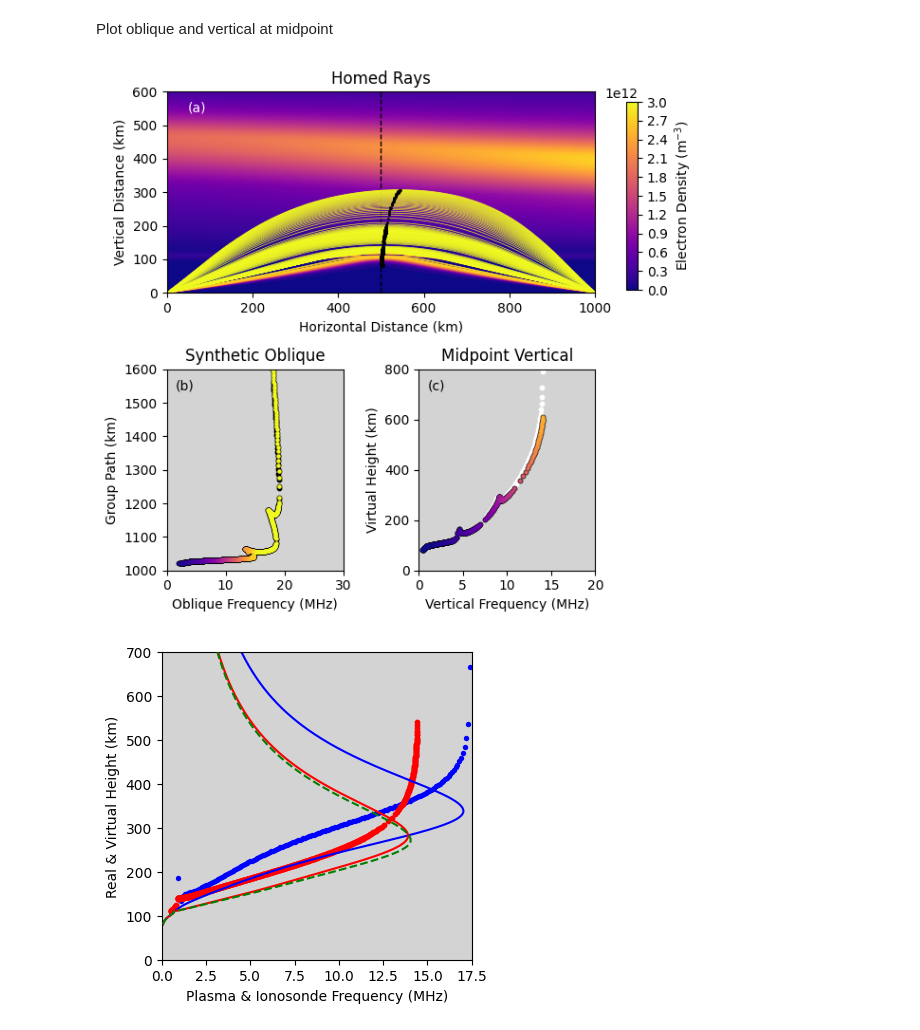
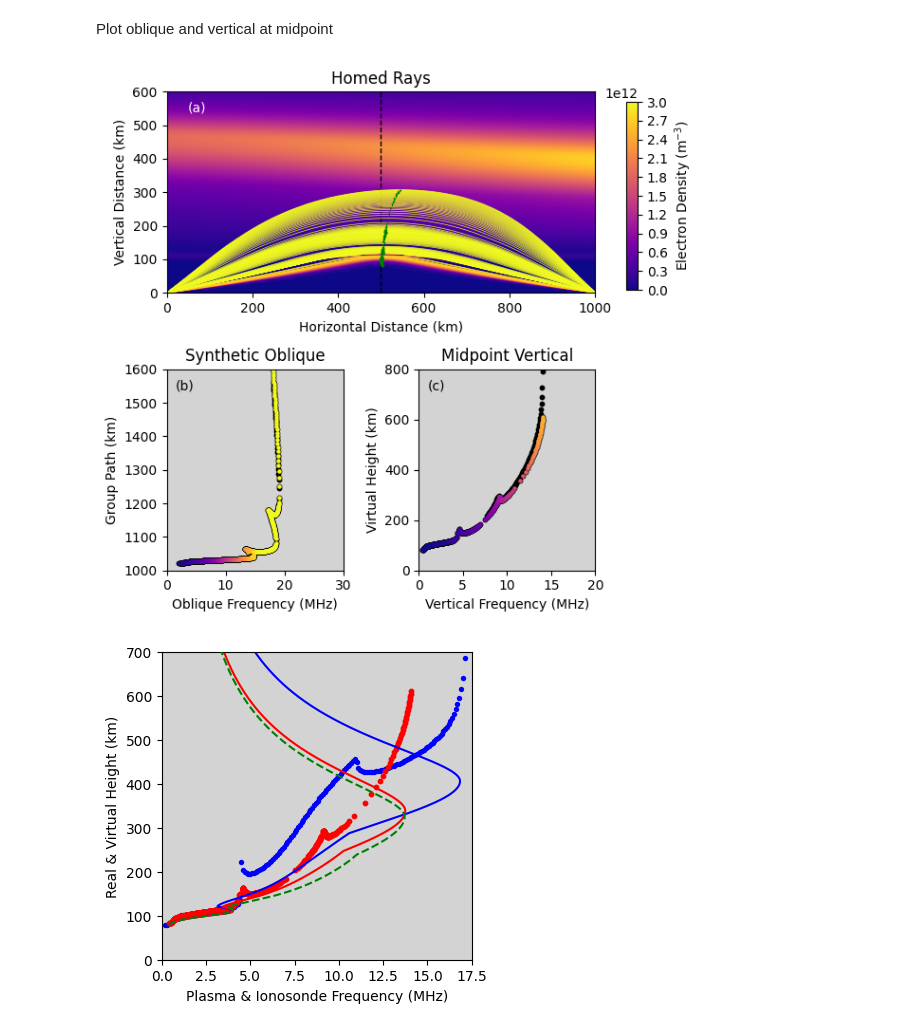
Before and after one commit to victoriyaforsythe/PyRayHF, a Jupyter notebook: docs/tutorials/Example_PyRayHF_MoJo_Oblique_Gradient_Day.ipynb, the cells around one changed output. Saved outputs shown, nothing was run; the diff lists cells and outputs as text; code cells hidden in the pictures.

Commit message:
input freq deleted

```diff
--- a/docs/tutorials/Example_PyRayHF_MoJo_Oblique_Gradient_Day.ipynb
+++ b/docs/tutorials/Example_PyRayHF_MoJo_Oblique_Gradient_Day.ipynb
@@ -21,10 +21,10 @@ Load Previously Generated EDP
 # Load an ionospheric profile
 # See Example_Generate_Input_Arrays for how to create input
 # arrays using PyIRI.
-file_open = 'MoJo_Oblique_0N_-150E.p'
+file_open = 'MoJo_Oblique_Gradient_Day.p'
 mojo_oblique = pickle.load(open(file_open, 'rb'))
 
-file_open = 'MoJo_Oblique_Day.p'
+file_open = 'MoJo_Oblique_Stratified_Day.p'
 mojo_oblique_uniform = pickle.load(open(file_open, 'rb'))
 
 file_open = 'MoJo_Vertical_Day.p'
@@ -120,7 +120,7 @@ for ifr in range(af0_Hz.size):
     ax_plot.plot(mojo_oblique['ray_data_X'][ifr]['x'][:], mojo_oblique['ray_data_X'][ifr]['z'][:], color=color, linewidth=0.5)
 
 for ifr in range(af0_Hz.size):
-    ax_plot.scatter(mojo_oblique['ray_data_X'][ifr]['x_apex_km'], mojo_oblique['ray_data_X'][ifr]['z_apex_km'], color='black', s=1, zorder=2)
+    ax_plot.scatter(mojo_oblique['ray_data_X'][ifr]['x_apex_km'], mojo_oblique['ray_data_X'][ifr]['z_apex_km'], color='green', s=1, zorder=2, linewidths=0)
 
 ax_plot.text(0.05, 0.95, '(a)', transform=ax_plot.transAxes,
              ha='left', va='top', c='white')
@@ -164,7 +164,8 @@ freq_vertical_mhz, height_virtual_km = PyRayHF.library.oblique_to_vertical(
     R_loc, P, f, R_E=R_E)
 
 freq_vertical_mhz_den = PyRayHF.library.freq2den(freq_vertical_mhz * 1e6)
-ax.scatter(mojo_vertical['afreq_Hz'] / 1e6, mojo_vertical['vh_X_km'], c='white', s=10)
+ax.scatter(mojo_vertical['afreq_Hz'] / 1e6, mojo_vertical['vh_X_km'], c='black', s=10)
+
 ax.scatter(freq_vertical_mhz, height_virtual_km, c='black', s=10)
 for ifr in range(af0_Hz.size):
     color = cmap(norm(freq_vertical_mhz_den[ifr]))
@@ -182,7 +183,7 @@ plt.tight_layout(rect=[0, 0, 0.94, 1])  # leave space for colorbar
 plt.savefig('../figures/Oblique.png', dpi=300, bbox_inches='tight', facecolor='white')
 plt.show()
 # %% [output]
-[figure, old version]
+[figure, new version]
 # %%
 # Compute virtual height for the ordinary 'O' propagation mode.
 # A low number of vertical grid points is sufficient for O-mode (e.g., 200).
@@ -190,10 +191,16 @@ plt.show()
 mode = 'X'
 n_points = 200
 
+# Generate array of frequencies used by a vertical ionosonde in MHz.
+f_min = 0.1
+f_max = 17.5
+df = 0.1
+radar_frequency = np.arange(f_min, f_max, df)
+
 vh_data, EDP_truth = PyRayHF.library.model_VH(input_arrays['F2'],
                                               input_arrays['F1'],
                                               input_arrays['E'],
-                                              input_arrays['freq'],
+                                              radar_frequency,
                                               input_arrays['alt'],
                                               input_arrays['bmag'],
                                               input_arrays['bpsi'],
@@ -210,7 +217,7 @@ F2_back['B0'] = F2_back['B0'] * 0.8
 vh_back, EDP_back = PyRayHF.library.model_VH(F2_back,
                                              input_arrays['F1'],
                                              input_arrays['E'],
-                                             input_arrays['freq'],
+                                             radar_frequency,
                                              input_arrays['alt'],
                                              input_arrays['bmag'],
                                              input_arrays['bpsi'],
@@ -231,32 +238,32 @@ vh_in = height_virtual_km[ind_valid]
                                                    input_arrays['E'],
                                                    freq_in,
                                                    vh_in,
                                                    input_arrays['alt'],
                                                    input_arrays['bmag'],
                                                    input_arrays['bpsi'],
                                                    method='Powell',
                                                    percent_sigma=20.,
                                                    step=2.,
                                                    mode=mode,
                                                    n_points=n_points)
 
 # Plot the results of the minimization
 fig, ax = plt.subplots(1, 1)
 fig.set_size_inches(4, 4)
 ax.set_ylim([0, 700])
 ax.set_xlim([0, 17.5])
 ax.set_facecolor('lightgray')
 ax.set_ylabel('Real & Virtual Height (km)')
 ax.set_xlabel('Plasma & Ionosonde Frequency (MHz)')
 
 ax.plot(PyRayHF.library.den2freq(EDP_back) / 1e6, input_arrays['alt'], c='blue', label='Background', zorder=2)
-ax.scatter(input_arrays['freq'], vh_back, c='blue', label='Model Data', zorder=1, linewidth=0, s=15)
+ax.scatter(radar_frequency, vh_back, c='blue', label='Model Data', zorder=1, linewidth=0, s=15)
 
 ax.plot(PyRayHF.library.den2freq(EDP_truth) / 1e6, input_arrays['alt'], c='red', label='Truth', zorder=2)
 ax.scatter(freq_vertical_mhz, height_virtual_km, c='red', s=10, label='MoJo Transformed')
 
 ax.plot(PyRayHF.library.den2freq(EDP_result) / 1e6, input_arrays['alt'], '--', c='green', label='Result', zorder=3)
 
 plt.savefig('../figures/Minimization.png', dpi=300, bbox_inches='tight', facecolor='white')
 # %% [output]
-[figure, old version]
+[figure, new version]
```
Also changed, not shown: 3 other files.
